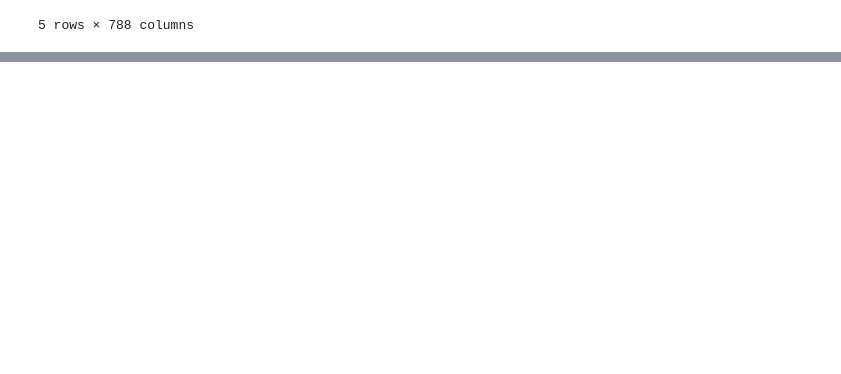
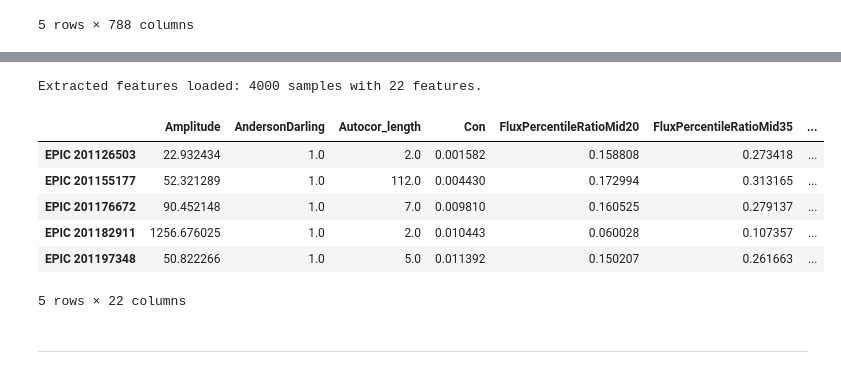
Before and after one commit to alexkapele/exoplanet-exploration, a Jupyter notebook: exoplanet_exploration.ipynb, the cells around one changed output, grey strips where cells are left out. Cells and saved outputs as stored; diff of their text form; code cells hidden in the pictures; blank space fills up the shorter version.

```diff
--- a/exoplanet_exploration.ipynb
+++ b/exoplanet_exploration.ipynb
@@ -522,0 +560,19 @@ y = labels.label.get_values()
+# %%
+# Load extracted features
+try:
+    flux_features = pd.read_csv("Data\\flux_features_FATS.csv", index_col=0)
+    print('Extracted features loaded: {} samples with {} features.'.format(*flux_features.shape))
+except:
+    print('Extracted features could not be loaded.')
+# %% [output]
+Extracted features loaded: 4000 samples with 22 features.
+# %%
+flux_features.head()
+# %% [output]
+|  | Amplitude | AndersonDarling | Autocor_length | Con | FluxPercentileRatioMid20 | FluxPercentileRatioMid35 | ... |
+| EPIC 201126503 | 22.932434 | 1.0 | 2.0 | 0.001582 | 0.158808 | 0.273418 | ... |
+| EPIC 201155177 | 52.321289 | 1.0 | 112.0 | 0.004430 | 0.172994 | 0.313165 | ... |
+| EPIC 201176672 | 90.452148 | 1.0 | 7.0 | 0.009810 | 0.160525 | 0.279137 | ... |
+| EPIC 201182911 | 1256.676025 | 1.0 | 2.0 | 0.010443 | 0.060028 | 0.107357 | ... |
+| EPIC 201197348 | 50.822266 | 1.0 | 5.0 | 0.011392 | 0.150207 | 0.261663 | ... |
+5 rows × 22 columns
@@ -522,0 +581,2 @@ y = labels.label.get_values()
+# %% [markdown]
+---
```
Also changed, not shown: parts of 9 cells of this notebook.
